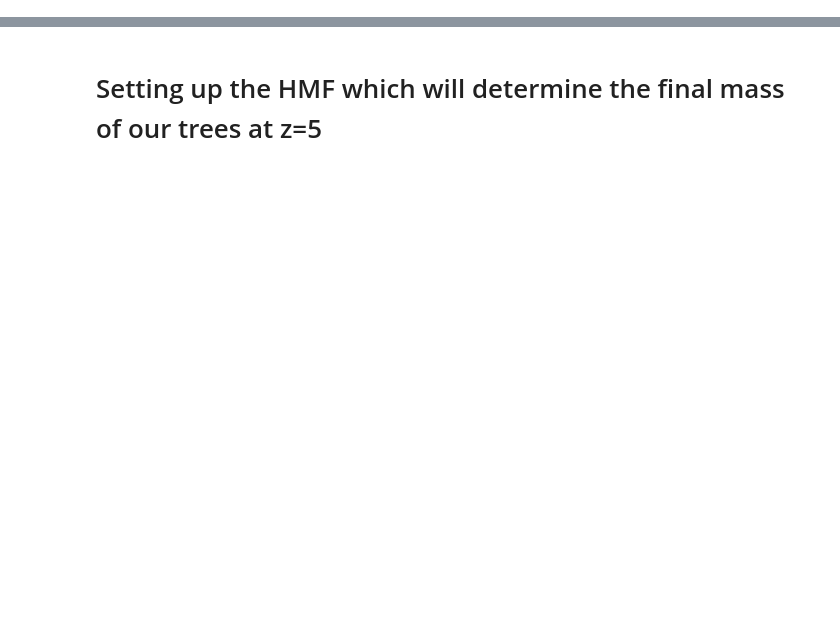
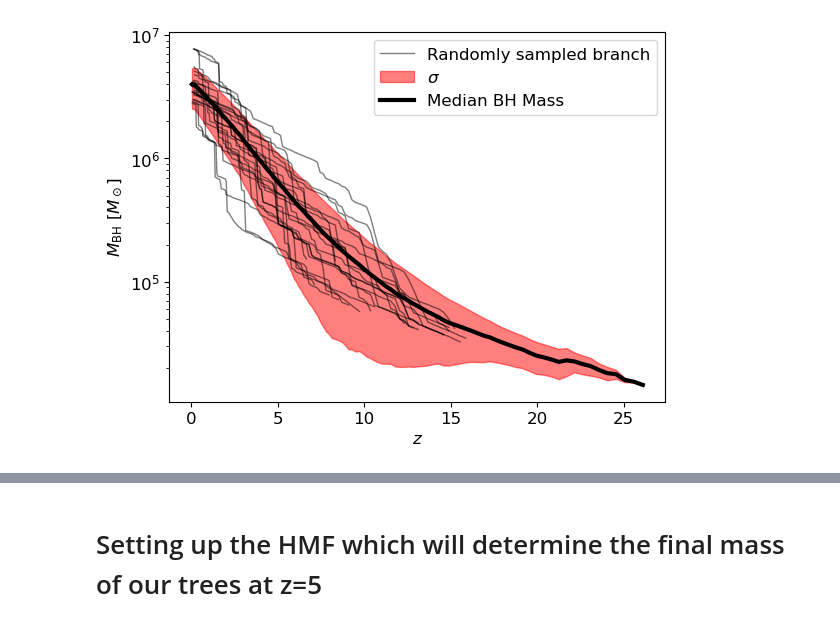
Before and after one commit to mscoggs/merger_tree_exploration, a Jupyter notebook: analyze_trees.ipynb, the cells around one changed output, grey strips where cells are left out. Saved outputs shown, nothing was run; the diff lists cells and outputs as text; code cells hidden in the pictures; blank space fills up the shorter version.

```diff
--- a/analyze_trees.ipynb
+++ b/analyze_trees.ipynb
@@ -33,0 +795,22 @@ import io
+# %%
+
+all_trees = [df[df["t_vir"] >4e3] for df in all_trees]
+z_list = [np.array(t["z"]) for t in all_trees]
+seed = -1
+tau = 45
+cap = 0.05
+
+
+hm_list = [np.array(t["mass"]) for t in all_trees]
+bh_list = [np.array(evolve_BH(np.array(t["mass"]), np.array(t["time"]),tau,cap,seed)) for t in all_trees]
+sm_list = [np.array(t["stellar_mass"]) for t in all_trees]
+
+for i in range(len(z_list)):
+    zs = z_list[i]
+    for x in range(len(zs)-1):
+        if(zs[x+1] > zs[x]):
+            z_list[i] = z_list[i][:-1]
+            bh_list[i] = bh_list[i][:-1]
+            sm_list[i] = sm_list[i][:-1]
+            hm_list[i] = hm_list[i][:-1]
+            break
@@ -33,0 +854,21 @@ import io
+# %%
+plt.rcParams.update({'font.size': 12})
+
+plt.figure()
+f=50
+lw=1.0
+alph=0.5
+for x in range(int(1000.0/f)):
+    if(x==0): plt.plot(z_list[x*f],bh_list[x*f],color="black", label="Randomly sampled branch",alpha=alph, lw=lw)
+    plt.plot(z_list[x*f],bh_list[x*f],color="black",alpha=alph,lw=lw)
+
+plt.fill_between(z, b-b_std, b+b_std,alpha=0.5,color="red",label=r"$\sigma$")
+plt.plot(z,b,color="black", label="Median BH Mass", lw=3.0)
+
+plt.legend()
+plt.yscale("log")
+plt.xlabel(r"$z$")
+plt.ylabel(r"$M_{\rm BH} \ [M_\odot]$")
+plt.savefig("figures/bh_vs_z.pdf", bbox_inches="tight")
+# %% [output]
+[figure, added]
```
Also changed, not shown: parts of 87 cells of this notebook, 58 other files.
